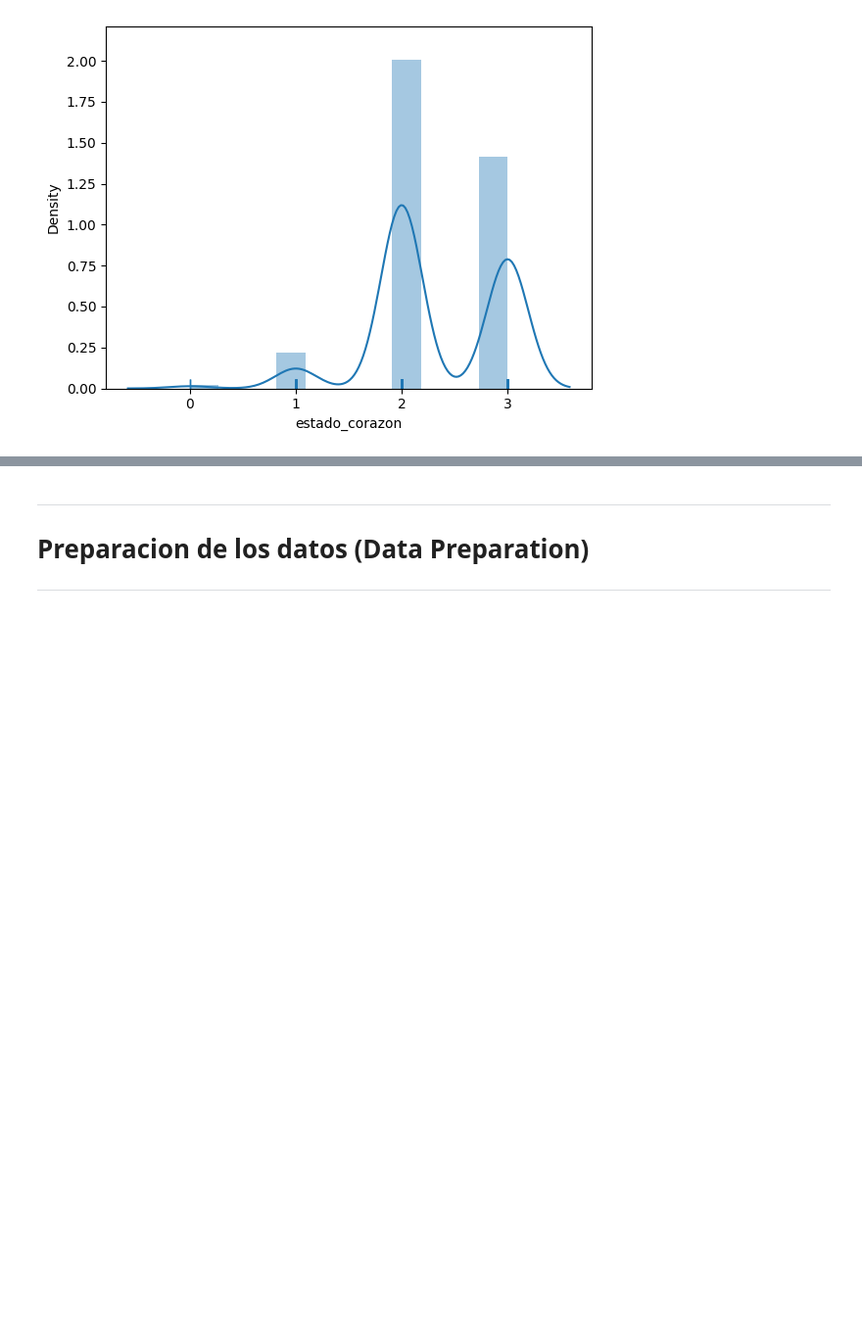
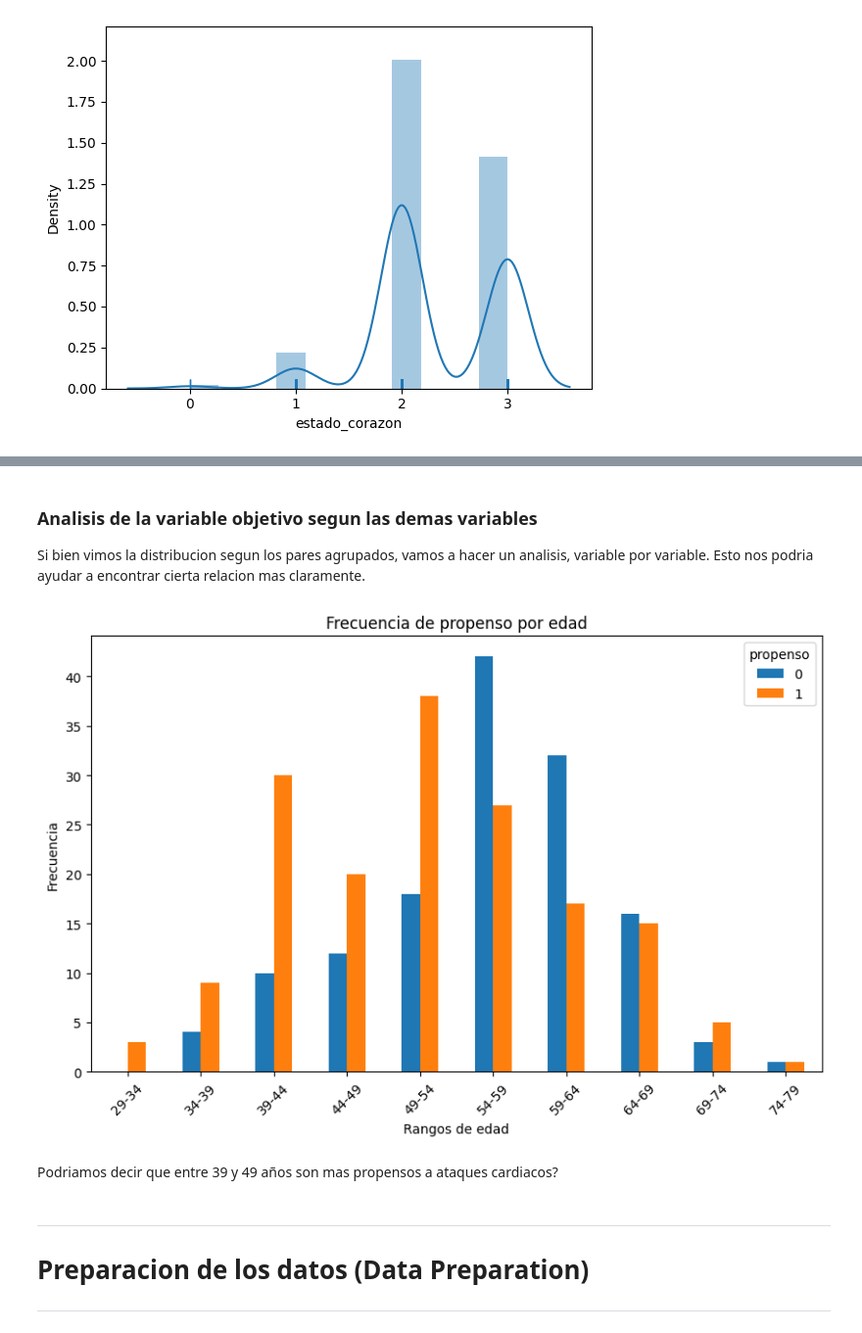
Before and after one commit to carlos1680/obligatorioML2, a Jupyter notebook: obligatorioML2.ipynb, the cells around one changed output, grey strips where cells are left out. Shown at 98% size. Drawn from its saved outputs; the diff is of its cells as text; code cells hidden in the pictures; blank space fills up the shorter version.

```diff
--- a/obligatorioML2.ipynb
+++ b/obligatorioML2.ipynb
@@ -460,0 +618,21 @@ sns.distplot(df_heart['estado_corazon'],
+# %% [markdown]
+### Analisis de la variable objetivo segun las demas variables
+Si bien vimos la distribucion segun los pares agrupados, vamos a hacer un analisis, variable por variable. Esto nos podria ayudar a encontrar  cierta relacion mas claramente.
+# %%
+edad_minima = df_heart['edad'].min()
+edad_maxima = df_heart['edad'].max()
+bins = np.arange(edad_minima, edad_maxima + 5, 5)
+
+labels = [f'{i}-{i+5}' for i in bins[:-1]]
+df_heart['cat_edad'] = pd.cut(df_heart['edad'], bins=bins, labels=labels, include_lowest=True)
+
+pd.crosstab(df_heart.cat_edad, df_heart.propenso).plot(kind="bar", figsize=(10, 6))
+plt.title('Frecuencia de propenso por edad')
+plt.xlabel('Rangos de edad')
+plt.xticks(rotation=45)
+plt.ylabel('Frecuencia')
+plt.show()
+# %% [output]
+[figure, added]
+# %% [markdown]
+Podriamos decir que entre 39 y 49 años son mas propensos a ataques cardiacos?
```
Also changed, not shown: parts of 34 cells of this notebook.
